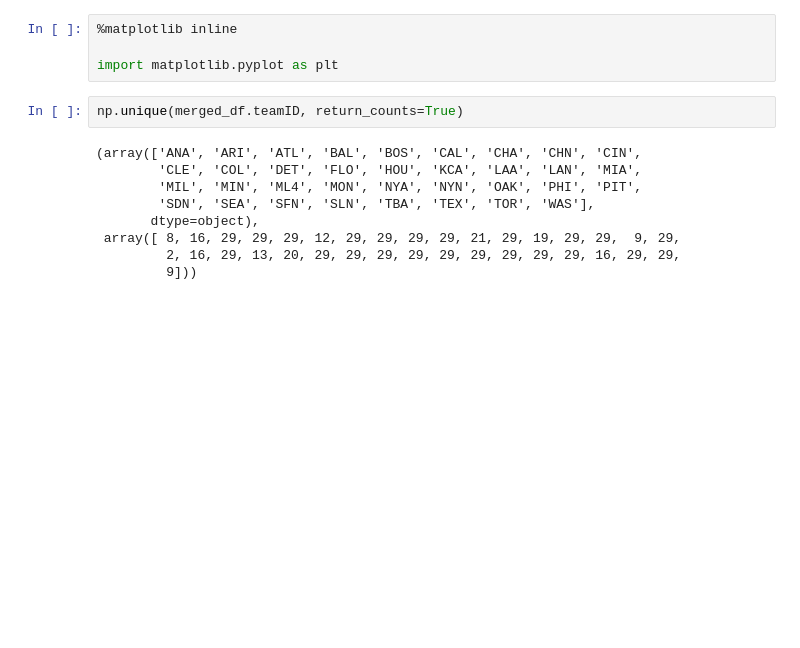
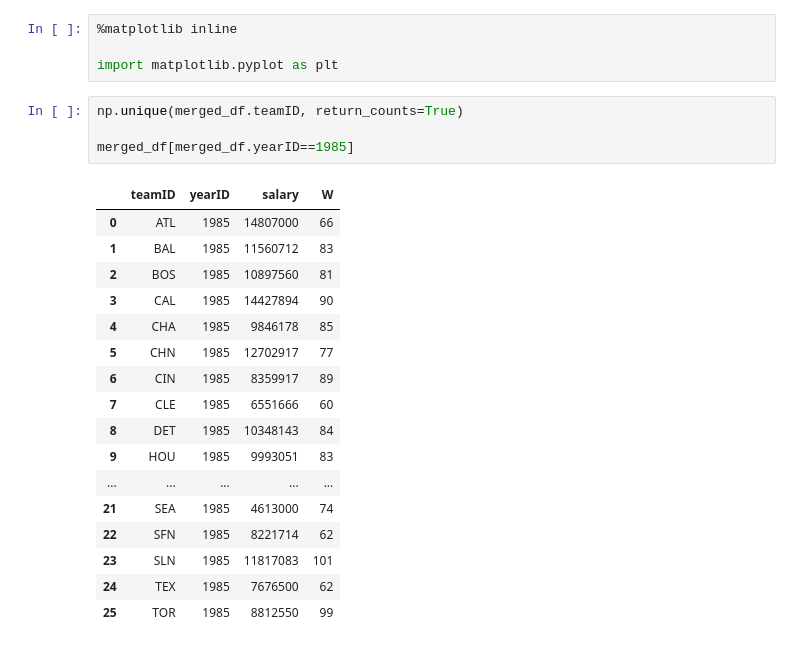
Before and after one commit to arunmarria/Fun-with-python, a Jupyter notebook: CS109 1.ipynb, the cells around one changed output. Saved outputs shown, nothing was run; the diff lists cells and outputs as text; blank space fills up the shorter version.

```diff
--- a/CS109 1.ipynb
+++ b/CS109 1.ipynb
@@ -126,13 +126,24 @@ merged_df.head()
 import matplotlib.pyplot as plt
 # %%
 np.unique(merged_df.teamID, return_counts=True)
+
+merged_df[merged_df.yearID==1985]
 # %% [output]
-(array(['ANA', 'ARI', 'ATL', 'BAL', 'BOS', 'CAL', 'CHA', 'CHN', 'CIN',
-        'CLE', 'COL', 'DET', 'FLO', 'HOU', 'KCA', 'LAA', 'LAN', 'MIA',
-        'MIL', 'MIN', 'ML4', 'MON', 'NYA', 'NYN', 'OAK', 'PHI', 'PIT',
-        'SDN', 'SEA', 'SFN', 'SLN', 'TBA', 'TEX', 'TOR', 'WAS'],
-       dtype=object),
- array([ 8, 16, 29, 29, 29, 12, 29, 29, 29, 29, 21, 29, 19, 29, 29,  9, 29,
-         2, 16, 29, 13, 20, 29, 29, 29, 29, 29, 29, 29, 29, 29, 16, 29, 29,
-         9]))
+|  | teamID | yearID | salary | W |
+| 0 | ATL | 1985 | 14807000 | 66 |
+| 1 | BAL | 1985 | 11560712 | 83 |
+| 2 | BOS | 1985 | 10897560 | 81 |
+| 3 | CAL | 1985 | 14427894 | 90 |
+| 4 | CHA | 1985 | 9846178 | 85 |
+| 5 | CHN | 1985 | 12702917 | 77 |
+| 6 | CIN | 1985 | 8359917 | 89 |
+| 7 | CLE | 1985 | 6551666 | 60 |
+| 8 | DET | 1985 | 10348143 | 84 |
+| 9 | HOU | 1985 | 9993051 | 83 |
+| ... | ... | ... | ... | ... |
+| 21 | SEA | 1985 | 4613000 | 74 |
+| 22 | SFN | 1985 | 8221714 | 62 |
+| 23 | SLN | 1985 | 11817083 | 101 |
+| 24 | TEX | 1985 | 7676500 | 62 |
+| 25 | TOR | 1985 | 8812550 | 99 |
 # %%
```
Also changed, not shown: parts of 36 cells of this notebook, 15 other files.
